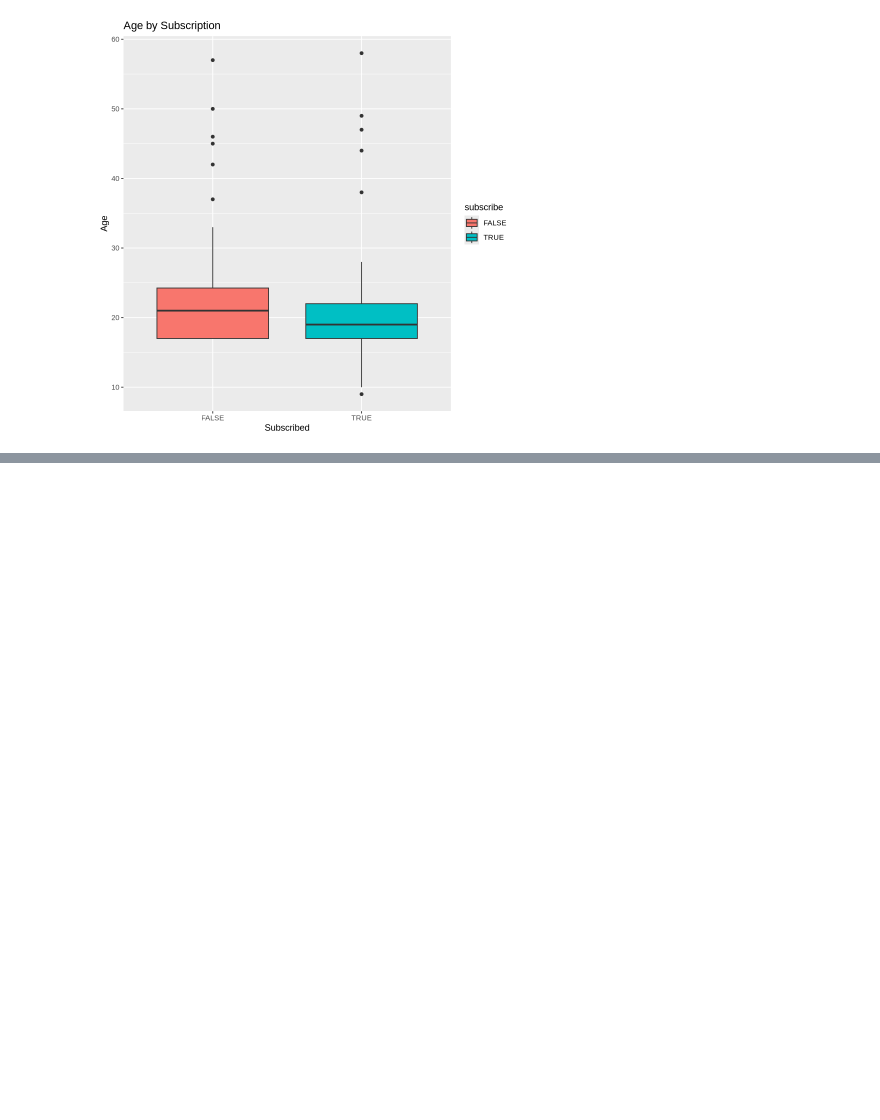
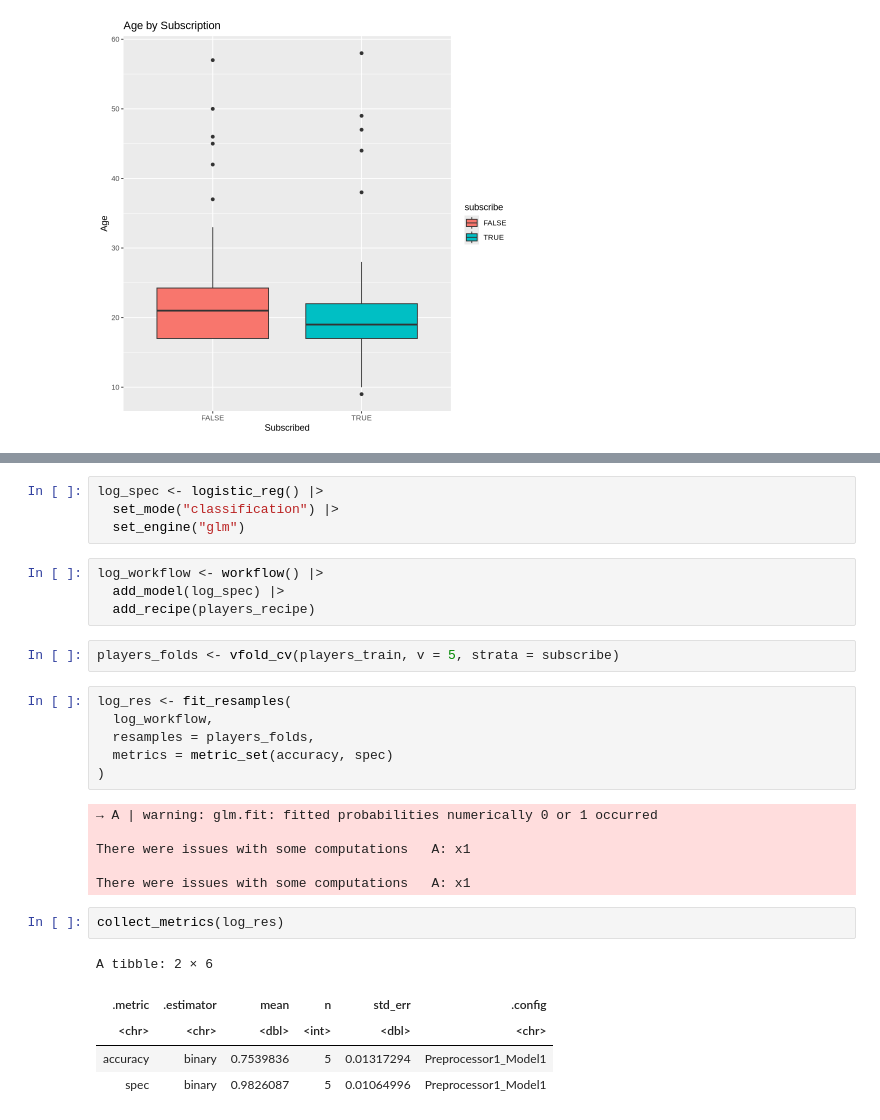
Before and after one commit to xiaobaozi39/DSCI100-individual-Planning-Stage, a Jupyter notebook: Individual_planning_stage_81212722.ipynb, the cells around one changed output, grey strips where cells are left out. Drawn from its saved outputs; the diff is of its cells as text; blank space fills up the shorter version.

Commit message:
I use the classification workflow to fit it
 classification workflow using accuracy and specificity

```diff
--- a/Individual_planning_stage_81212722.ipynb
+++ b/Individual_planning_stage_81212722.ipynb
@@ -239,0 +259,30 @@ Warning message:
+# %%
+log_spec <- logistic_reg() |>
+  set_mode("classification") |>
+  set_engine("glm")
+# %%
+log_workflow <- workflow() |>
+  add_model(log_spec) |>
+  add_recipe(players_recipe)
+# %%
+players_folds <- vfold_cv(players_train, v = 5, strata = subscribe)
+# %%
+log_res <- fit_resamples(
+  log_workflow,
+  resamples = players_folds,
+  metrics = metric_set(accuracy, spec)
+)
+# %% [output]
+→ A | warning: glm.fit: fitted probabilities numerically 0 or 1 occurred
+
+There were issues with some computations   A: x1
+
+There were issues with some computations   A: x1
+# %%
+collect_metrics(log_res)
+# %% [output]
+A tibble: 2 × 6
+| .metric | .estimator | mean | n | std_err | .config |
+| <chr> | <chr> | <dbl> | <int> | <dbl> | <chr> |
+| accuracy | binary | 0.7539836 | 5 | 0.01317294 | Preprocessor1_Model1 |
+| spec | binary | 0.9826087 | 5 | 0.01064996 | Preprocessor1_Model1 |
```
Also changed, not shown: parts of 2 cells of this notebook, 1 other file.
